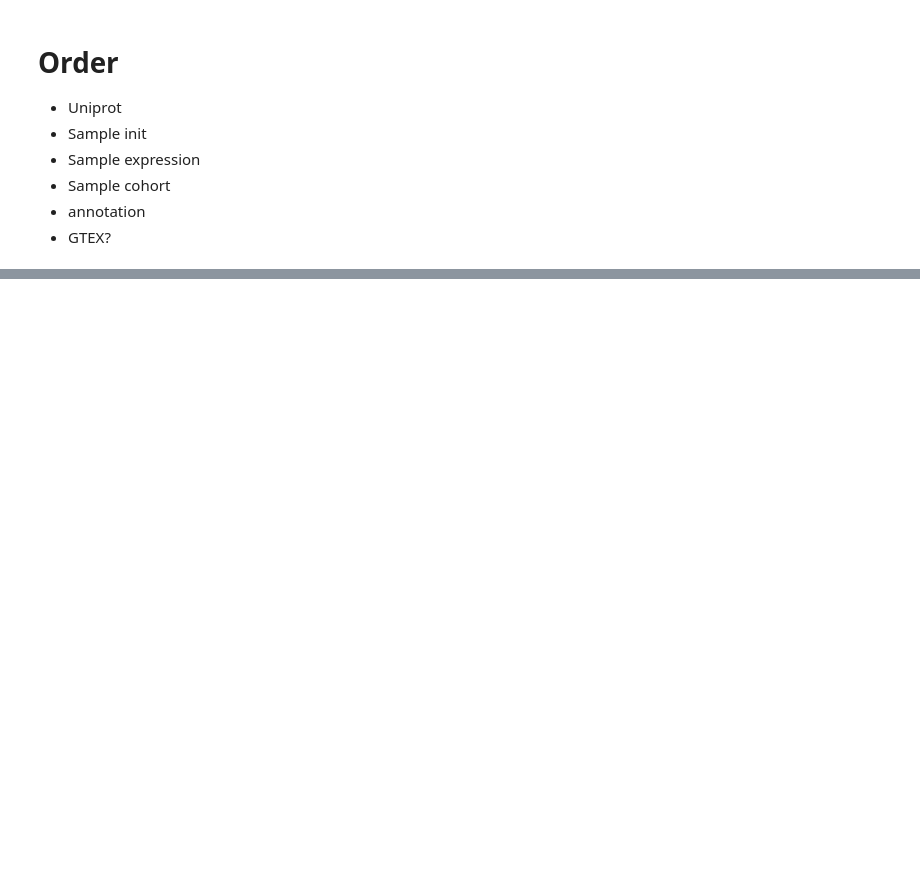
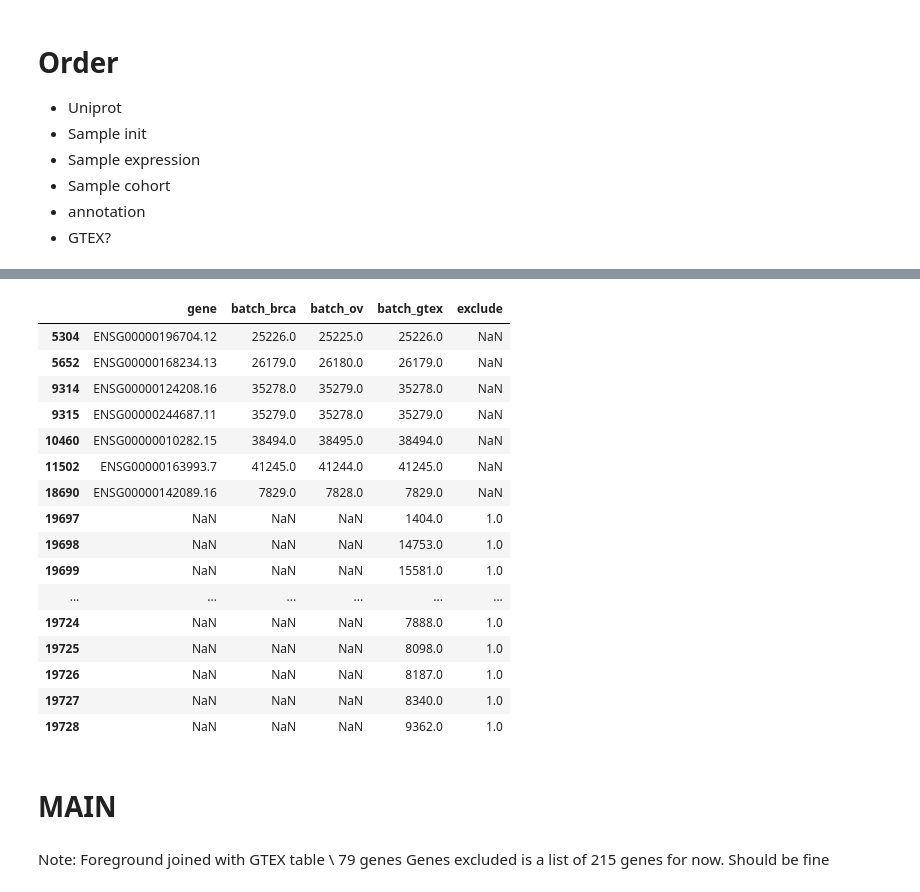
Before and after one commit to ratschlab/projects2020_ohsu, a Jupyter notebook: eth/debug/p20230216_d_filtering_table_thresholds.ipynb, the cells around one changed output, grey strips where cells are left out. Cells and saved outputs as stored; diff of their text form; code cells hidden in the pictures; blank space fills up the shorter version.

```diff
--- a/eth/debug/p20230216_d_filtering_table_thresholds.ipynb
+++ b/eth/debug/p20230216_d_filtering_table_thresholds.ipynb
@@ -112,0 +115,18 @@ def save_output_count(output_count, report_count, report_steps, prefix, cancer_s
+# %%
+exclude = True
+gene_list_brca = '/cluster/work/grlab/projects/projects2020_OHSU/peptides_generation/CANCER_eth/commit_c4dd02c_conf2_Frame_cap0_runs/TCGA_Breast_1102/batch_to_gene.txt'
+gene_list_ov = '/cluster/work/grlab/projects/projects2020_OHSU/peptides_generation/CANCER_eth/commit_c4dd02c_conf2_Frame_cap0_runs/TCGA_Ovarian_374/batch_to_gene.txt'
+gene_list_gtex = '/cluster/work/grlab/projects/projects2020_OHSU/peptides_generation/GTEX2019_eth/GTEX2019_c4dd02c_conf2_RFall_ref/batch_to_gene.txt'
+exclusions = '/cluster/work/grlab/projects/projects2020_OHSU/peptides_generation/GTEX2019_eth/GTEX2019_c4dd02c_conf2_RFall_ref/missing_20230224_custom_f80d6f4_pep3.txt'
+# %%
+gene_list_brca = pd.read_csv(gene_list_brca, names = ['gene', 'batch_brca']).astype({'batch_brca': 'int64'})
+gene_list_ov = pd.read_csv(gene_list_ov, names = ['gene', 'batch_ov']).astype({'batch_ov': 'int64'})
+gene_list_gtex = pd.read_csv(gene_list_gtex, names = ['gene', 'batch_gtex']).astype({'batch_gtex': 'int64'})
+if exclude:
+    exclusions = pd.read_csv(exclusions, sep = '_', names = ['0', '1', '2', 'batch_gtex']).astype({'batch_gtex': 'int64'})
+    exclusions['exclude'] = 1
+    exclusions = exclusions[['batch_gtex', 'exclude']]
+# %%
+gene_to_batch = gene_list_brca.merge(gene_list_ov, on = 'gene', how = 'outer').merge(gene_list_gtex, on = 'gene', how = 'outer')
+if exclude:
+    gene_to_batch = gene_to_batch.merge(exclusions, on = 'batch_gtex', how = 'outer' )
@@ -113 +142,27 @@ def save_output_count(output_count, report_count, report_steps, prefix, cancer_s
+# %%
+gene_to_batch.loc[(gene_to_batch['batch_brca'] != gene_to_batch['batch_ov']) \
+                  & (gene_to_batch['batch_gtex'] != gene_to_batch['batch_ov'])]
+# %% [output]
+|  | gene | batch_brca | batch_ov | batch_gtex | exclude |
+| 5304 | ENSG00000196704.12 | 25226.0 | 25225.0 | 25226.0 | NaN |
+| 5652 | ENSG00000168234.13 | 26179.0 | 26180.0 | 26179.0 | NaN |
+| 9314 | ENSG00000124208.16 | 35278.0 | 35279.0 | 35278.0 | NaN |
+| 9315 | ENSG00000244687.11 | 35279.0 | 35278.0 | 35279.0 | NaN |
+| 10460 | ENSG00000010282.15 | 38494.0 | 38495.0 | 38494.0 | NaN |
+| 11502 | ENSG00000163993.7 | 41245.0 | 41244.0 | 41245.0 | NaN |
+| 18690 | ENSG00000142089.16 | 7829.0 | 7828.0 | 7829.0 | NaN |
+| 19697 | NaN | NaN | NaN | 1404.0 | 1.0 |
+| 19698 | NaN | NaN | NaN | 14753.0 | 1.0 |
+| 19699 | NaN | NaN | NaN | 15581.0 | 1.0 |
+| ... | ... | ... | ... | ... | ... |
+| 19724 | NaN | NaN | NaN | 7888.0 | 1.0 |
+| 19725 | NaN | NaN | NaN | 8098.0 | 1.0 |
+| 19726 | NaN | NaN | NaN | 8187.0 | 1.0 |
+| 19727 | NaN | NaN | NaN | 8340.0 | 1.0 |
+| 19728 | NaN | NaN | NaN | 9362.0 | 1.0 |
+# %% [markdown]
+# MAIN
+# %% [markdown]
+Note: Foreground joined with GTEX table \ 79 genes
+Genes excluded is a list of 215 genes for now. Should be fine
 # %%
```
Also changed, not shown: parts of 13 cells of this notebook.
